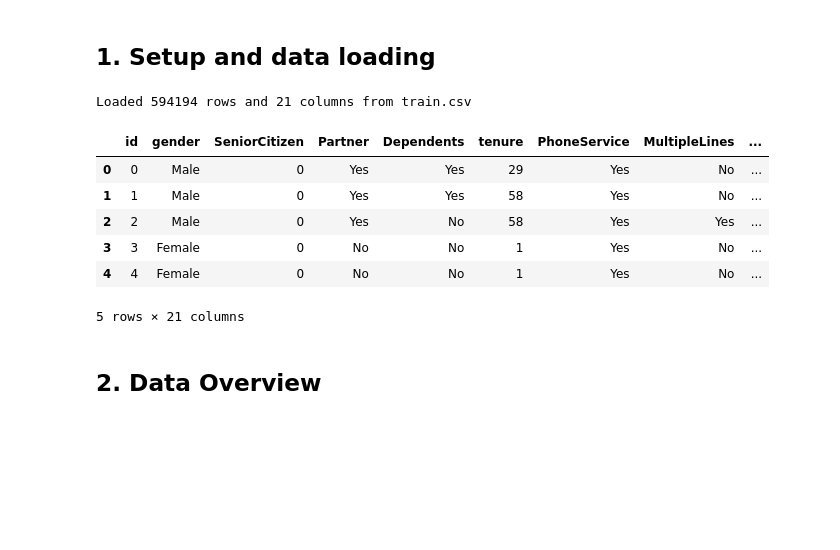
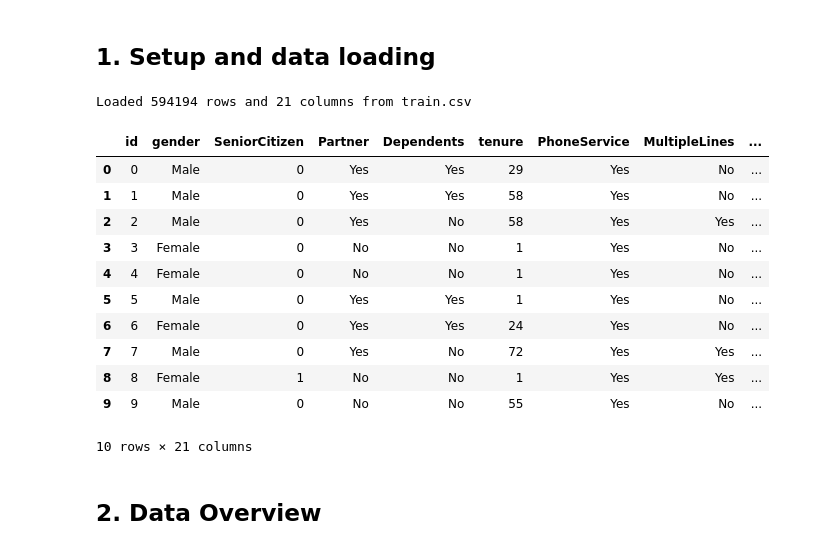
Before and after one commit to jasonheecs/snaic-week1-capstone, a Jupyter notebook: eda.ipynb, the cells around one changed output. Drawn from its saved outputs; the diff is of its cells as text; code cells hidden in the pictures; blank space fills up the shorter version.

```diff
--- a/eda.ipynb
+++ b/eda.ipynb
@@ -5,20 +16,25 @@
 # %%
 import csv
 import pandas as pd
 
 df = pd.read_csv('train.csv')
 print(f"Loaded {len(df)} rows and {len(df.columns)} columns from train.csv")
 
-df.head()
+df.head(10)
 # %% [output]
 Loaded 594194 rows and 21 columns from train.csv
 |  | id | gender | SeniorCitizen | Partner | Dependents | tenure | PhoneService | MultipleLines | ... |
 | 0 | 0 | Male | 0 | Yes | Yes | 29 | Yes | No | ... |
 | 1 | 1 | Male | 0 | Yes | Yes | 58 | Yes | No | ... |
 | 2 | 2 | Male | 0 | Yes | No | 58 | Yes | Yes | ... |
 | 3 | 3 | Female | 0 | No | No | 1 | Yes | No | ... |
 | 4 | 4 | Female | 0 | No | No | 1 | Yes | No | ... |
+| 5 | 5 | Male | 0 | Yes | Yes | 1 | Yes | No | ... |
+| 6 | 6 | Female | 0 | Yes | Yes | 24 | Yes | No | ... |
+| 7 | 7 | Male | 0 | Yes | No | 72 | Yes | Yes | ... |
+| 8 | 8 | Female | 1 | No | No | 1 | Yes | Yes | ... |
+| 9 | 9 | Male | 0 | No | No | 55 | Yes | No | ... |
-5 rows × 21 columns
+10 rows × 21 columns
 # %% [markdown]
 ## 2. Data Overview
 # %% [markdown]
```
Also changed, not shown: parts of 17 cells of this notebook.
